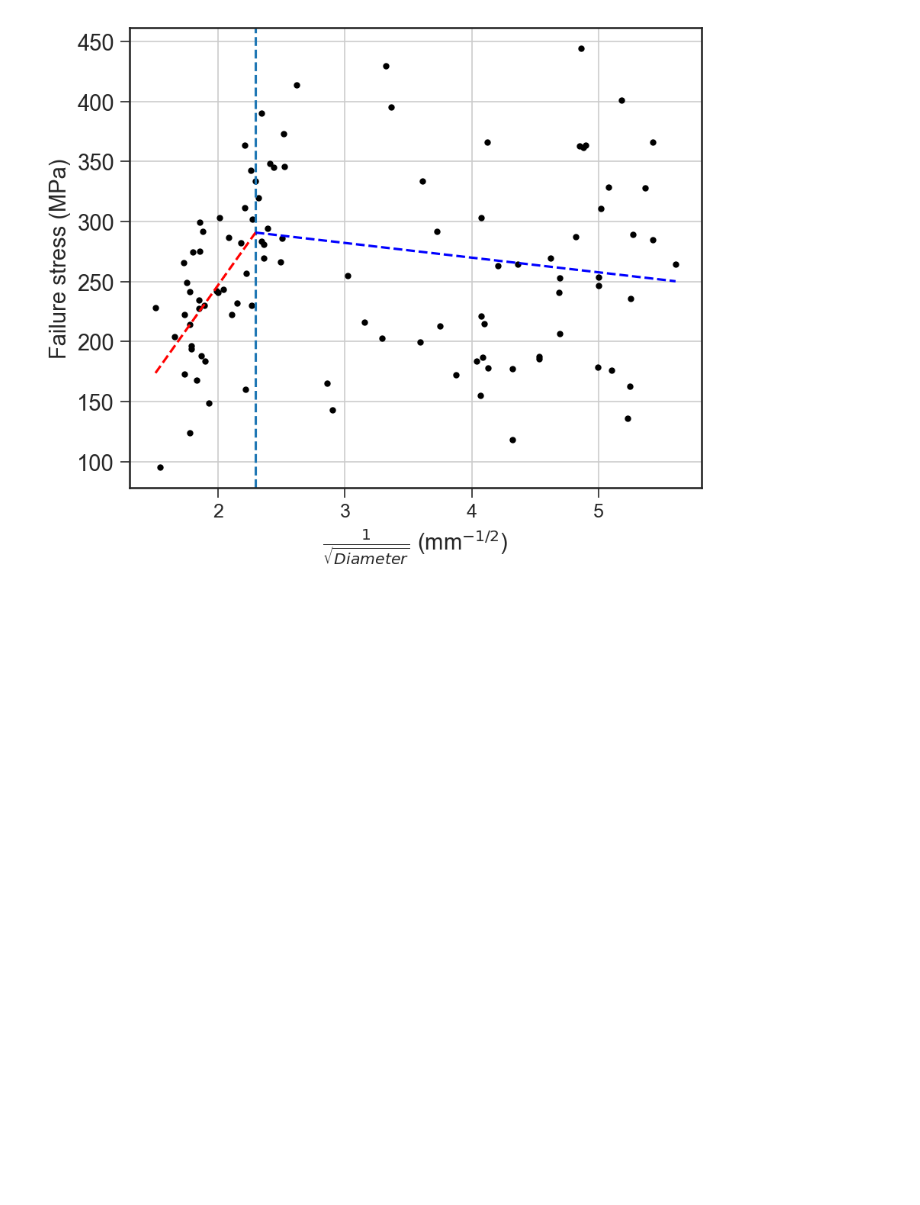
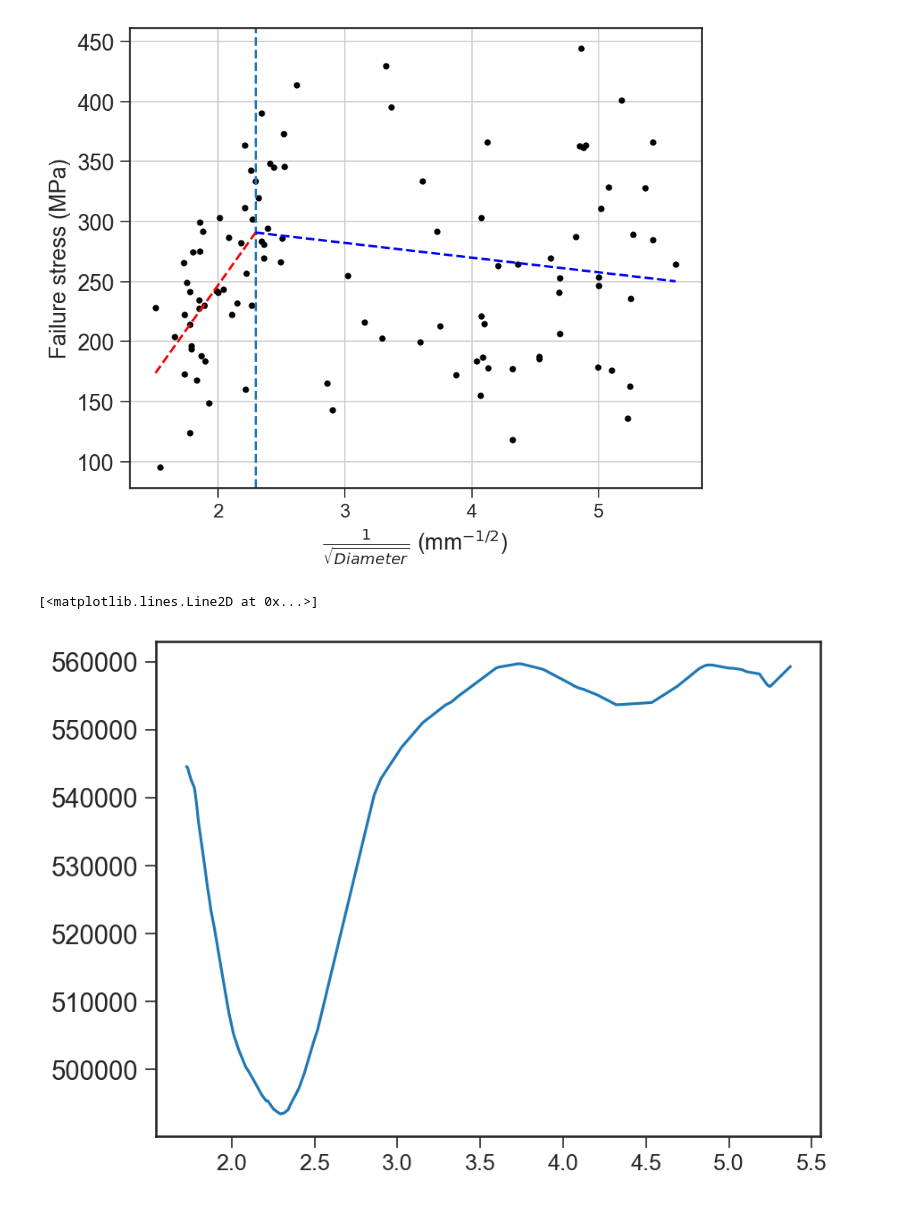
Before and after one commit to Mackus101/GlassMechAnalysis, a Jupyter notebook: analyse_fibres.ipynb, the cells around one changed output. Saved outputs shown, nothing was run; the diff lists cells and outputs as text; code cells hidden in the pictures; blank space fills up the shorter version.

```diff
--- a/analyse_fibres.ipynb
+++ b/analyse_fibres.ipynb
@@ -1924,3 +1928,10 @@ ax.set_ylabel(stress_label)
 fig.tight_layout()
 # %% [output]
 [figure]
+# %%
+fig, ax = plt.subplots(sharey=True)
+
+ax.plot(griffith_fit_data["rss_curve"][0], griffith_fit_data["rss_curve"][1],)
+# %% [output]
+[<matplotlib.lines.Line2D at 0x...>]
+[figure, added]
```
Also changed, not shown: parts of 5 cells of this notebook, 1 other file.
